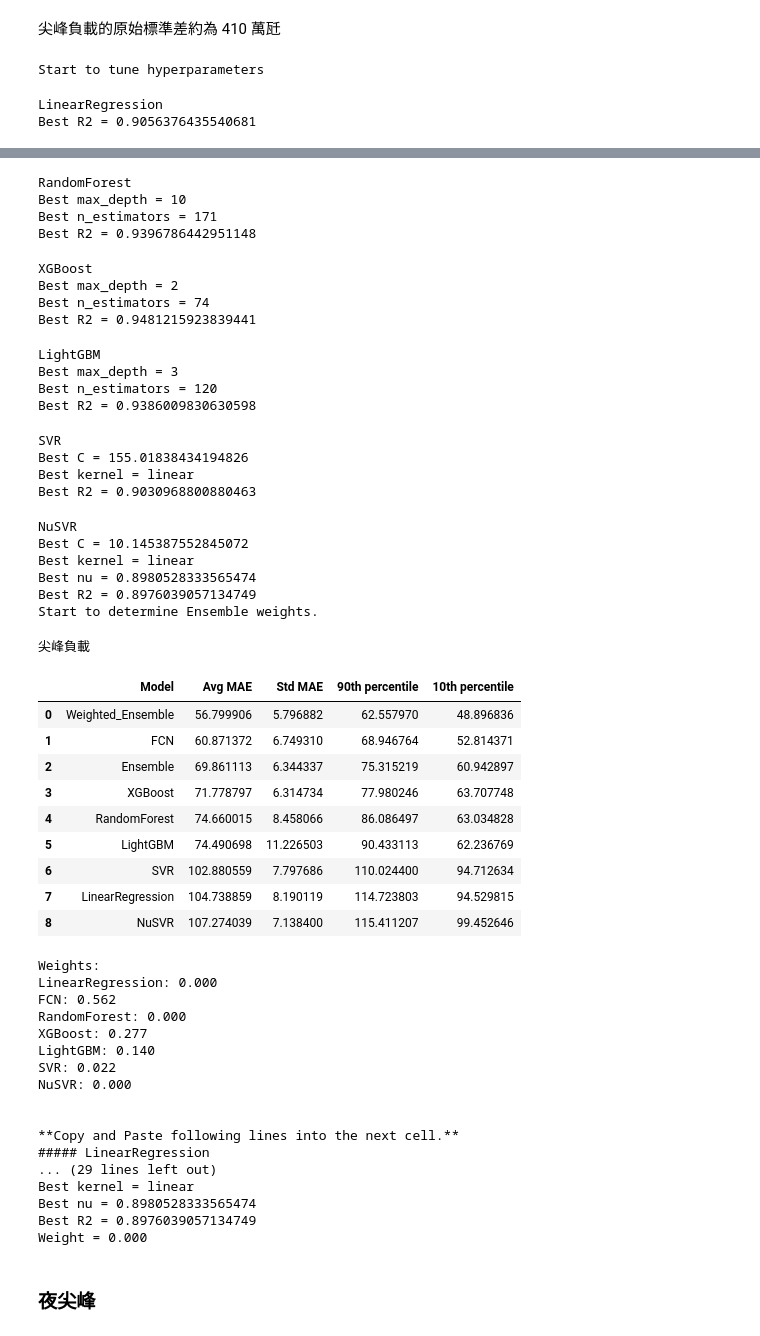
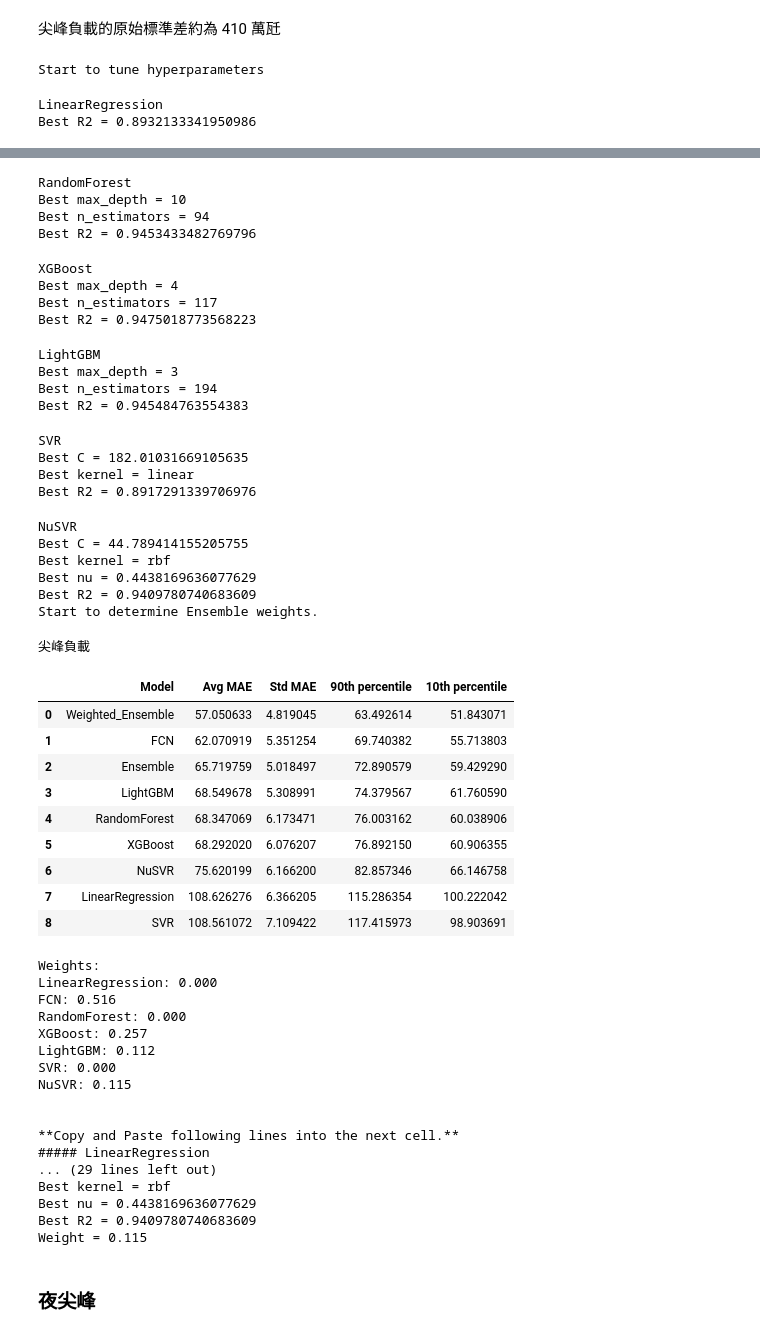
Before and after one commit to skyjadel/Taipower, a Jupyter notebook: Hyper parameter Tunning and Ensemble Weighting.ipynb, the cells around one changed output, grey strips where cells are left out. Cells and saved outputs as stored; diff of their text form; code cells hidden in the pictures.

```diff
--- a/Hyper parameter Tunning and Ensemble Weighting.ipynb
+++ b/Hyper parameter Tunning and Ensemble Weighting.ipynb
@@ -673,7 +673,7 @@ def flow_control(Y_feature, model_xcols, data_df, mode='regressor', speed_test=F
     # 集成權重
     if weights_has_determined[Y_feature]:
         optimal_weights = meta['weights']
-        df = pd.read_csv(f'{this_model_path}predict_MAE.df')
+        df = pd.read_csv(f'{this_model_path}predict_MAE.csv')
         display(df)
         print('Weights:')
         for i, k in enumerate(model_hyperparameters_dict.keys()):
@@ -1391,18 +1228,18 @@ Weight = 0.369
 Y_feature = '尖峰負載'
 
 model_xcols = {
-    'LinearRegression': ['氣溫', '最高氣溫', '最低氣溫', '日期數字', '假日', '週六', '週日', '補班', '1~3月', '11~12月'],
-    'FCN': ['氣溫', '最高氣溫', '最低氣溫', '日期數字', '假日', '週六', '週日', '補班', '1~3月', '11~12月'],
-    'RandomForest': ['氣溫', '最高氣溫', '最低氣溫', '日期數字', '假日', '週六', '週日', '補班', '1~3月', '11~12月'],
-    'XGBoost': ['氣溫', '最高氣溫', '最低氣溫', '日期數字', '假日', '週六', '週日', '補班', '1~3月', '11~12月'],
-    'LightGBM': ['氣溫', '最高氣溫', '最低氣溫', '日期數字', '假日', '週六', '週日', '補班', '1~3月', '11~12月'],
-    'SVR': ['氣溫', '最高氣溫', '最低氣溫', '日期數字', '假日', '週六', '週日', '補班', '1~3月', '11~12月'],
-    'NuSVR': ['氣溫', '最高氣溫', '最低氣溫', '日期數字', '假日', '週六', '週日', '補班', '1~3月', '11~12月'],
+    'LinearRegression': ['氣溫', '最高氣溫', '最低氣溫', '日期數字', '假日', '週六', '週日', '補班', '1~3月', '11~12月', '尖峰負載_90天內最大值'],
+    'FCN': ['氣溫', '最高氣溫', '最低氣溫', '日期數字', '假日', '週六', '週日', '補班', '1~3月', '11~12月', '尖峰負載_90天內最大值'],
+    'RandomForest': ['氣溫', '最高氣溫', '最低氣溫', '日期數字', '假日', '週六', '週日', '補班', '1~3月', '11~12月', '尖峰負載_90天內最大值'],
+    'XGBoost': ['氣溫', '最高氣溫', '最低氣溫', '日期數字', '假日', '週六', '週日', '補班', '1~3月', '11~12月', '尖峰負載_90天內最大值'],
+    'LightGBM': ['氣溫', '最高氣溫', '最低氣溫', '日期數字', '假日', '週六', '週日', '補班', '1~3月', '11~12月', '尖峰負載_90天內最大值'],
+    'SVR': ['氣溫', '最高氣溫', '最低氣溫', '日期數字', '假日', '週六', '週日', '補班', '1~3月', '11~12月', '尖峰負載_90天內最大值'],
+    'NuSVR': ['氣溫', '最高氣溫', '最低氣溫', '日期數字', '假日', '週六', '週日', '補班', '1~3月', '11~12月', '尖峰負載_90天內最大值'],
 }
 
 flow_control(Y_feature, model_xcols, weather_power_df, speed_test=speed_test)
 # %% [output]
 Start to tune hyperparameters
 LinearRegression
-Best R2 = 0.9056376435540681
+Best R2 = 0.8932133341950986
 FCN
@@ -1412,53 +1249,53 @@ Best R2 = 0.9606396108083967
 RandomForest
 Best max_depth = 10
-Best n_estimators = 171
-Best R2 = 0.9396786442951148
+Best n_estimators = 94
+Best R2 = 0.9453433482769796
 XGBoost
-Best max_depth = 2
-Best n_estimators = 74
-Best R2 = 0.9481215923839441
+Best max_depth = 4
+Best n_estimators = 117
+Best R2 = 0.9475018773568223
 LightGBM
 Best max_depth = 3
-Best n_estimators = 120
-Best R2 = 0.9386009830630598
+Best n_estimators = 194
+Best R2 = 0.945484763554383
 SVR
-Best C = 155.01838434194826
+Best C = 182.01031669105635
 Best kernel = linear
-Best R2 = 0.9030968800880463
+Best R2 = 0.8917291339706976
 NuSVR
-Best C = 10.145387552845072
-Best kernel = linear
-Best nu = 0.8980528333565474
-Best R2 = 0.8976039057134749
+Best C = 44.789414155205755
+Best kernel = rbf
+Best nu = 0.4438169636077629
+Best R2 = 0.9409780740683609
 Start to determine Ensemble weights.
 尖峰負載
 |  | Model | Avg MAE | Std MAE | 90th percentile | 10th percentile |
-| 0 | Weighted_Ensemble | 56.799906 | 5.796882 | 62.557970 | 48.896836 |
-| 1 | FCN | 60.871372 | 6.749310 | 68.946764 | 52.814371 |
-| 2 | Ensemble | 69.861113 | 6.344337 | 75.315219 | 60.942897 |
-| 3 | XGBoost | 71.778797 | 6.314734 | 77.980246 | 63.707748 |
-| 4 | RandomForest | 74.660015 | 8.458066 | 86.086497 | 63.034828 |
-| 5 | LightGBM | 74.490698 | 11.226503 | 90.433113 | 62.236769 |
-| 6 | SVR | 102.880559 | 7.797686 | 110.024400 | 94.712634 |
-| 7 | LinearRegression | 104.738859 | 8.190119 | 114.723803 | 94.529815 |
-| 8 | NuSVR | 107.274039 | 7.138400 | 115.411207 | 99.452646 |
+| 0 | Weighted_Ensemble | 57.050633 | 4.819045 | 63.492614 | 51.843071 |
+| 1 | FCN | 62.070919 | 5.351254 | 69.740382 | 55.713803 |
+| 2 | Ensemble | 65.719759 | 5.018497 | 72.890579 | 59.429290 |
+| 3 | LightGBM | 68.549678 | 5.308991 | 74.379567 | 61.760590 |
+| 4 | RandomForest | 68.347069 | 6.173471 | 76.003162 | 60.038906 |
+| 5 | XGBoost | 68.292020 | 6.076207 | 76.892150 | 60.906355 |
+| 6 | NuSVR | 75.620199 | 6.166200 | 82.857346 | 66.146758 |
+| 7 | LinearRegression | 108.626276 | 6.366205 | 115.286354 | 100.222042 |
+| 8 | SVR | 108.561072 | 7.109422 | 117.415973 | 98.903691 |
 Weights:
 LinearRegression: 0.000
-FCN: 0.562
+FCN: 0.516
 RandomForest: 0.000
-XGBoost: 0.277
-LightGBM: 0.140
-SVR: 0.022
-NuSVR: 0.000
+XGBoost: 0.257
+LightGBM: 0.112
+SVR: 0.000
+NuSVR: 0.115
 
 
 **Copy and Paste following lines into the next cell.**
 ##### LinearRegression
 ... (29 lines left out)
-Best kernel = linear
-Best nu = 0.8980528333565474
-Best R2 = 0.8976039057134749
-Weight = 0.000
+Best kernel = rbf
+Best nu = 0.4438169636077629
+Best R2 = 0.9409780740683609
+Weight = 0.115
 # %% [markdown]
 ### 夜尖峰
 # %% [markdown]
```
Also changed, not shown: parts of 11 cells of this notebook, 3 other files.
